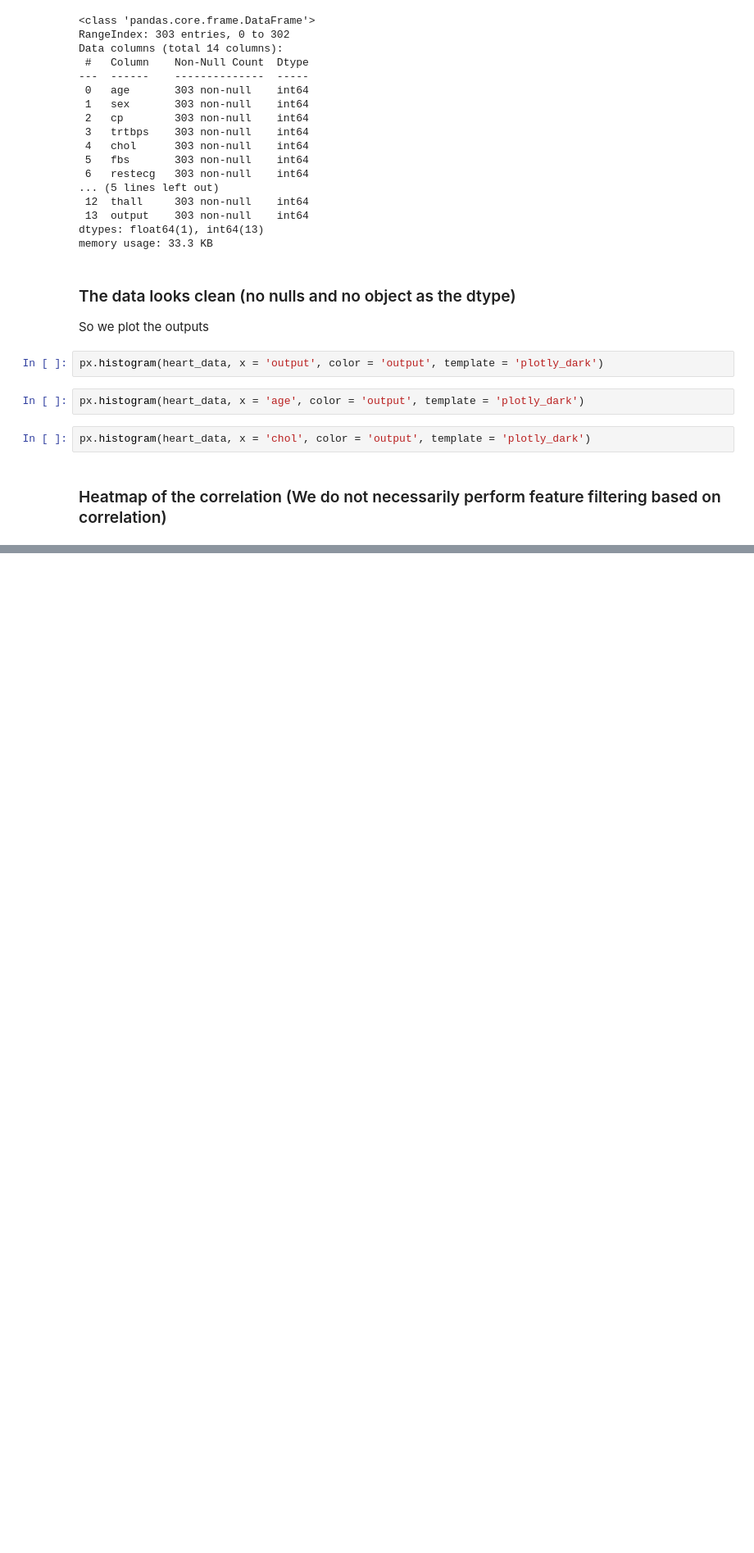
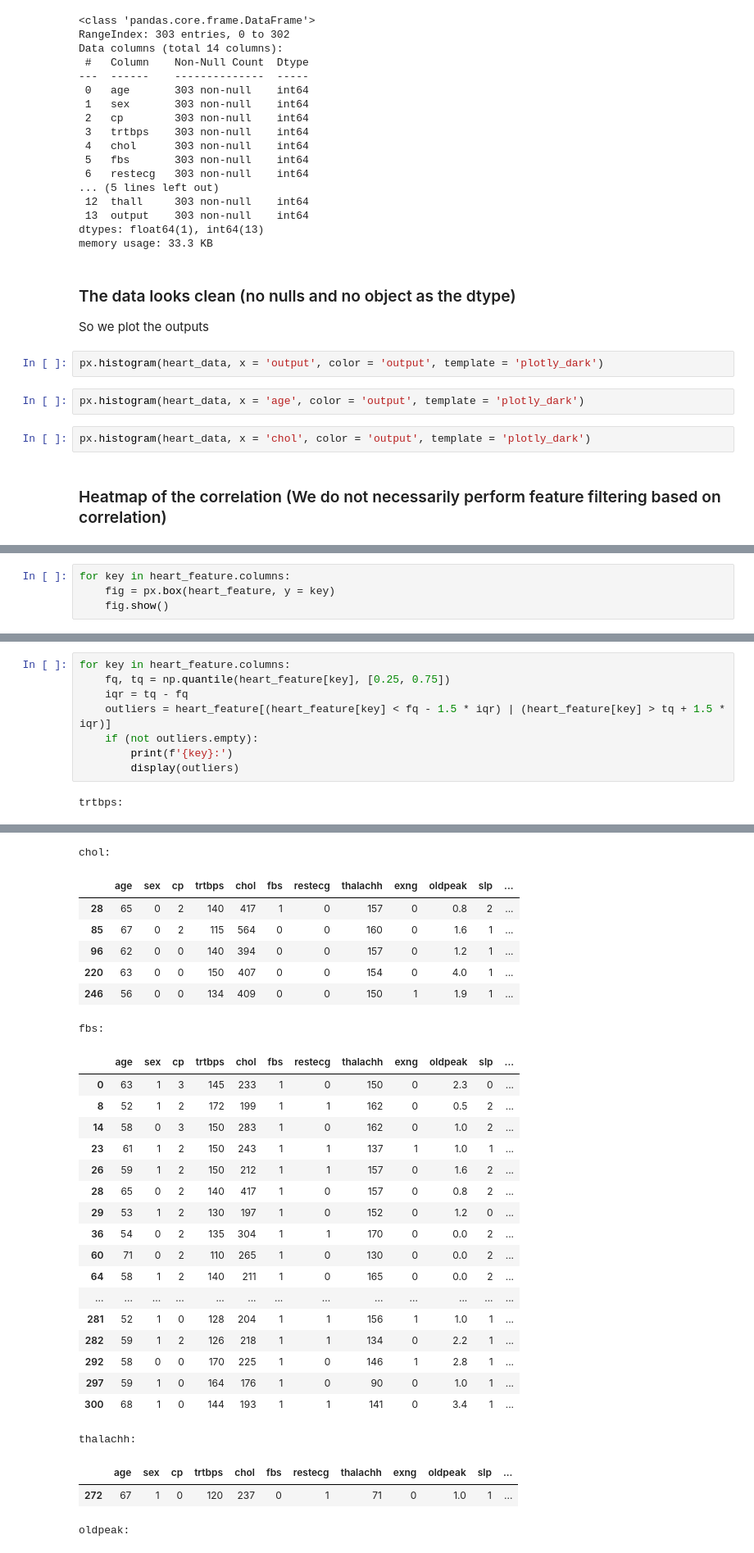
Before and after one commit to ryanmao725/heart, a Jupyter notebook: heart.ipynb, the cells around one changed output, grey strips where cells are left out. Shown: that part at 82% size. Saved outputs shown, nothing was run; the diff lists cells and outputs as text; blank space fills up the shorter version.

```diff
--- a/heart.ipynb
+++ b/heart.ipynb
@@ -140,0 +125,4 @@ plt.show()
+# %%
+for key in heart_feature.columns:
+    fig = px.box(heart_feature, y = key)
+    fig.show()
@@ -140,0 +136,10 @@ plt.show()
+# %%
+for key in heart_feature.columns:
+    fq, tq = np.quantile(heart_feature[key], [0.25, 0.75])
+    iqr = tq - fq
+    outliers = heart_feature[(heart_feature[key] < fq - 1.5 * iqr) | (heart_feature[key] > tq + 1.5 * iqr)]
+    if (not outliers.empty):
+        print(f'{key}:')
+        display(outliers)
+# %% [output]
+trtbps:
@@ -140,0 +156,29 @@ plt.show()
+chol:
+|  | age | sex | cp | trtbps | chol | fbs | restecg | thalachh | exng | oldpeak | slp | ... |
+| 28 | 65 | 0 | 2 | 140 | 417 | 1 | 0 | 157 | 0 | 0.8 | 2 | ... |
+| 85 | 67 | 0 | 2 | 115 | 564 | 0 | 0 | 160 | 0 | 1.6 | 1 | ... |
+| 96 | 62 | 0 | 0 | 140 | 394 | 0 | 0 | 157 | 0 | 1.2 | 1 | ... |
+| 220 | 63 | 0 | 0 | 150 | 407 | 0 | 0 | 154 | 0 | 4.0 | 1 | ... |
+| 246 | 56 | 0 | 0 | 134 | 409 | 0 | 0 | 150 | 1 | 1.9 | 1 | ... |
+fbs:
+|  | age | sex | cp | trtbps | chol | fbs | restecg | thalachh | exng | oldpeak | slp | ... |
+| 0 | 63 | 1 | 3 | 145 | 233 | 1 | 0 | 150 | 0 | 2.3 | 0 | ... |
+| 8 | 52 | 1 | 2 | 172 | 199 | 1 | 1 | 162 | 0 | 0.5 | 2 | ... |
+| 14 | 58 | 0 | 3 | 150 | 283 | 1 | 0 | 162 | 0 | 1.0 | 2 | ... |
+| 23 | 61 | 1 | 2 | 150 | 243 | 1 | 1 | 137 | 1 | 1.0 | 1 | ... |
+| 26 | 59 | 1 | 2 | 150 | 212 | 1 | 1 | 157 | 0 | 1.6 | 2 | ... |
+| 28 | 65 | 0 | 2 | 140 | 417 | 1 | 0 | 157 | 0 | 0.8 | 2 | ... |
+| 29 | 53 | 1 | 2 | 130 | 197 | 1 | 0 | 152 | 0 | 1.2 | 0 | ... |
+| 36 | 54 | 0 | 2 | 135 | 304 | 1 | 1 | 170 | 0 | 0.0 | 2 | ... |
+| 60 | 71 | 0 | 2 | 110 | 265 | 1 | 0 | 130 | 0 | 0.0 | 2 | ... |
+| 64 | 58 | 1 | 2 | 140 | 211 | 1 | 0 | 165 | 0 | 0.0 | 2 | ... |
+| ... | ... | ... | ... | ... | ... | ... | ... | ... | ... | ... | ... | ... |
+| 281 | 52 | 1 | 0 | 128 | 204 | 1 | 1 | 156 | 1 | 1.0 | 1 | ... |
+| 282 | 59 | 1 | 2 | 126 | 218 | 1 | 1 | 134 | 0 | 2.2 | 1 | ... |
+| 292 | 58 | 0 | 0 | 170 | 225 | 1 | 0 | 146 | 1 | 2.8 | 1 | ... |
+| 297 | 59 | 1 | 0 | 164 | 176 | 1 | 0 | 90 | 0 | 1.0 | 1 | ... |
+| 300 | 68 | 1 | 0 | 144 | 193 | 1 | 1 | 141 | 0 | 3.4 | 1 | ... |
+thalachh:
+|  | age | sex | cp | trtbps | chol | fbs | restecg | thalachh | exng | oldpeak | slp | ... |
+| 272 | 67 | 1 | 0 | 120 | 237 | 0 | 1 | 71 | 0 | 1.0 | 1 | ... |
+oldpeak:
```
Also changed, not shown: parts of 22 cells of this notebook.
